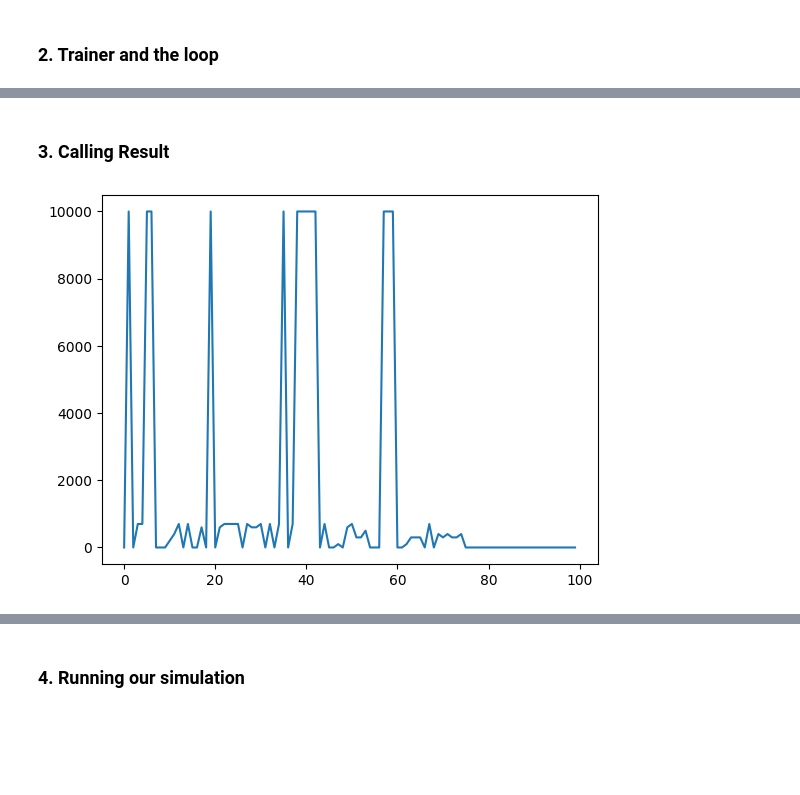
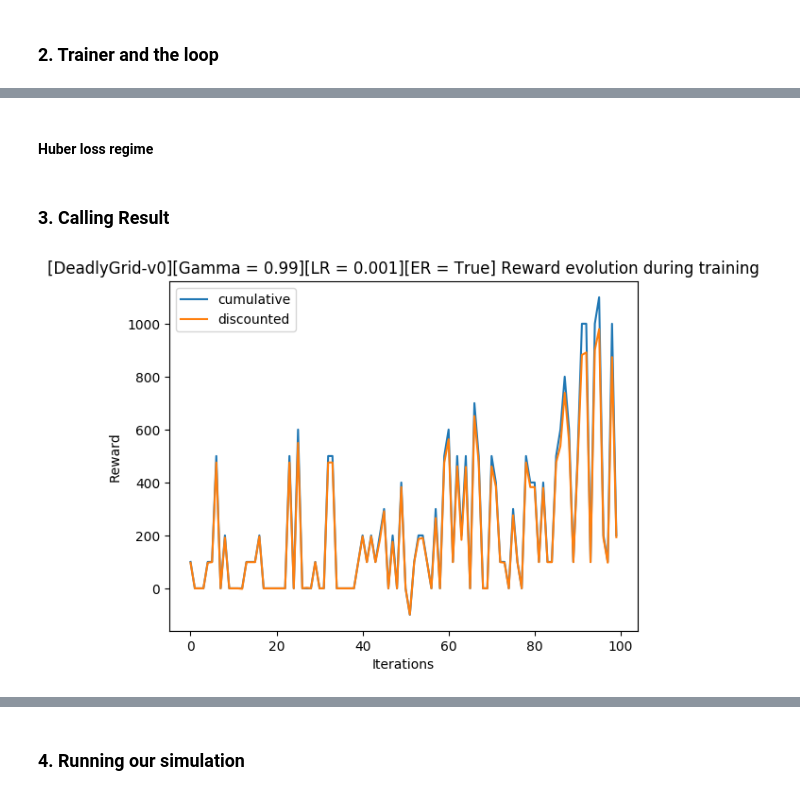
Before and after one commit to ahmedtarek-/Deep-Q-Learning, a Jupyter notebook: notebooks/pipeline_tester arina fiddle.ipynb, the cells around one changed output, grey strips where cells are left out. Saved outputs shown, nothing was run; the diff lists cells and outputs as text; code cells hidden in the pictures; blank space fills up the shorter version.

```diff
--- a/notebooks/pipeline_tester arina fiddle.ipynb
+++ b/notebooks/pipeline_tester arina fiddle.ipynb
@@ -49,11 +31,13 @@ from result import Result
 import gym
 import gym_grid
 
-# with open('../training/config_2d_grid.yaml') as f:
+from torch.nn import SmoothL1Loss
+
+with open('../training/config_2d_grid.yaml') as f:
+  config = yaml.safe_load(f)['training_config']
+
+# with open('../training/config.yaml') as f:
 #   config = yaml.safe_load(f)['training_config']
-
-with open('../training/config.yaml') as f:
-  config = yaml.safe_load(f)['training_config']
 # %% [output]
 The autoreload extension is already loaded. To reload it, use:
   %reload_ext autoreload
@@ -106,10 +92,19 @@ evaluate_at:  500
+# %% [markdown]
+#### Huber loss regime
+# %%
+huber_loss = SmoothL1Loss()
+
+trainer = Trainer(env_name=config["env_name"], loss_function = huber_loss)
+
+# 4. Run a training loop
+training_rewards, training_discounted_rewards = trainer.the_loop(**config)
 # %% [markdown]
 ### 3. Calling Result
 # %%
 Result(
   model=trainer.model,
   rewards=training_rewards,
   disc_rewards=training_discounted_rewards,
-  env_name=config["env_name"]).save(plot=True)
+  config=config).save(plot=True)
 # %% [output]
-[figure, old version]
+[figure, new version]
```
Also changed, not shown: parts of 9 cells of this notebook, 12 other files.
